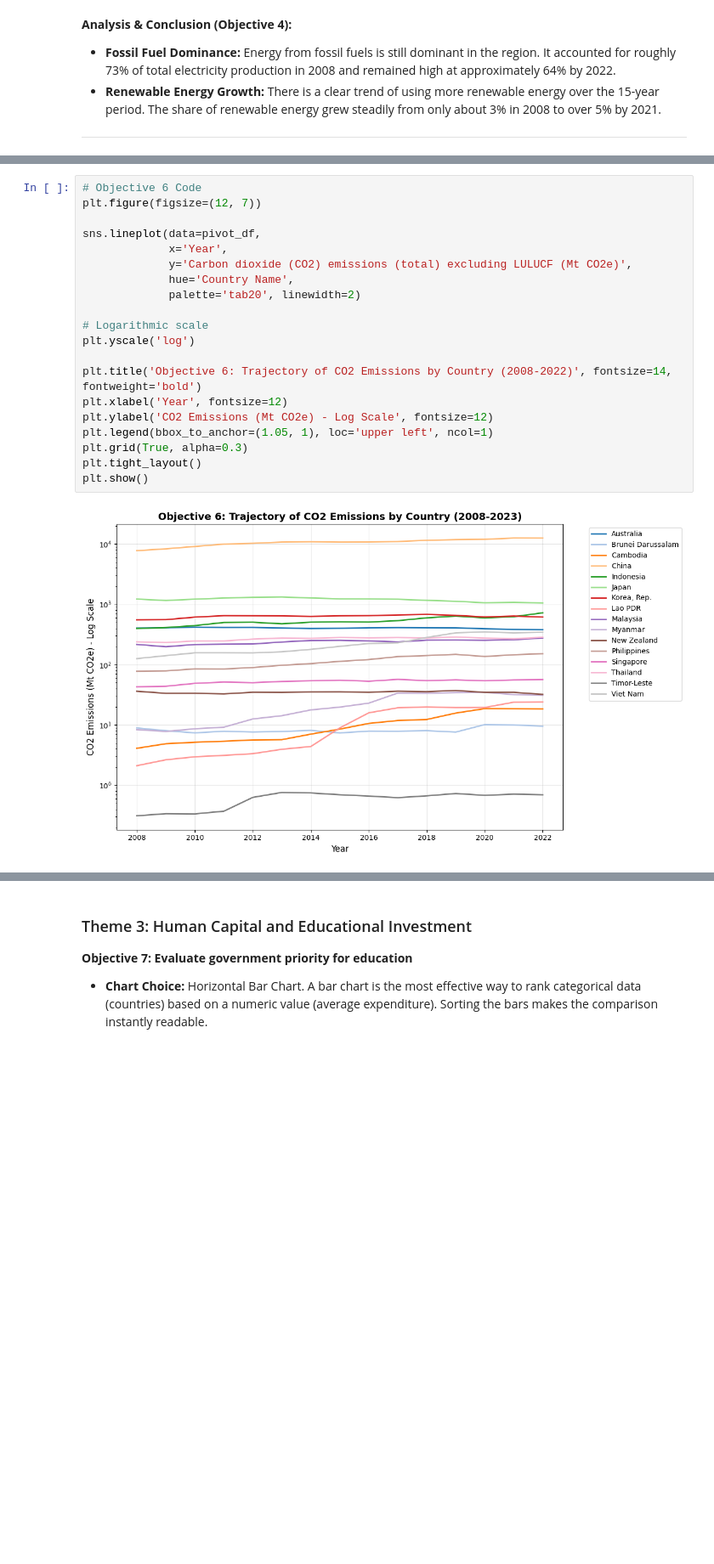
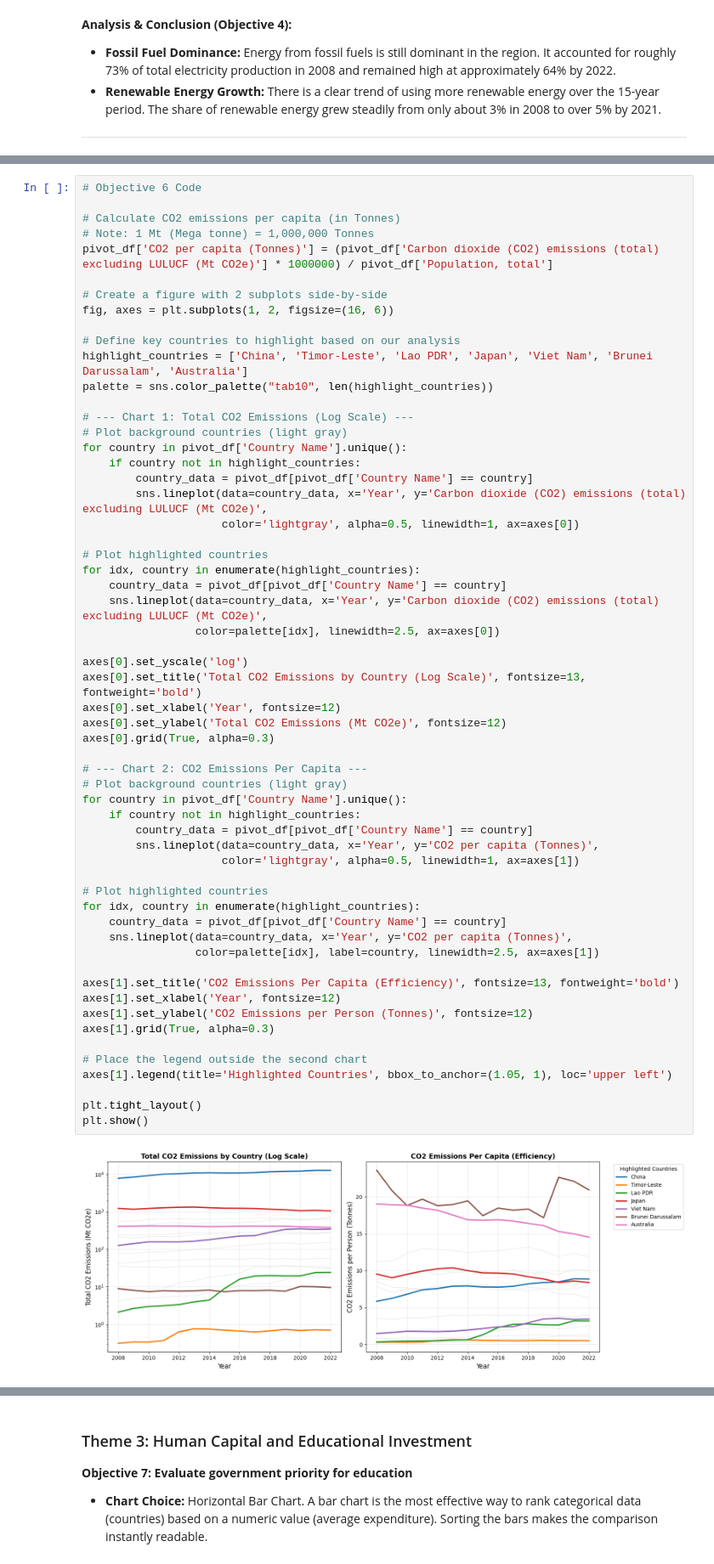
Before and after one commit to ThomasdeCarpio/DV-Lab02, a Jupyter notebook: visualize.ipynb, the cells around one changed output, grey strips where cells are left out. Shown at 85% size. Saved outputs shown, nothing was run; the diff lists cells and outputs as text; blank space fills up the shorter version.

```diff
--- a/visualize.ipynb
+++ b/visualize.ipynb
@@ -577,23 +569,61 @@ Population (represented by the bubble size) clearly acts as the dominant factor
 # %%
 # Objective 6 Code
-plt.figure(figsize=(12, 7))
 
-sns.lineplot(data=pivot_df,
-             x='Year',
-             y='Carbon dioxide (CO2) emissions (total) excluding LULUCF (Mt CO2e)',
-             hue='Country Name',
-             palette='tab20', linewidth=2)
+# Calculate CO2 emissions per capita (in Tonnes)
+# Note: 1 Mt (Mega tonne) = 1,000,000 Tonnes
+pivot_df['CO2 per capita (Tonnes)'] = (pivot_df['Carbon dioxide (CO2) emissions (total) excluding LULUCF (Mt CO2e)'] * 1000000) / pivot_df['Population, total']
 
-# Logarithmic scale
-plt.yscale('log')
+# Create a figure with 2 subplots side-by-side
+fig, axes = plt.subplots(1, 2, figsize=(16, 6))
 
-plt.title('Objective 6: Trajectory of CO2 Emissions by Country (2008-2022)', fontsize=14, fontweight='bold')
-plt.xlabel('Year', fontsize=12)
-plt.ylabel('CO2 Emissions (Mt CO2e) - Log Scale', fontsize=12)
-plt.legend(bbox_to_anchor=(1.05, 1), loc='upper left', ncol=1)
-plt.grid(True, alpha=0.3)
+# Define key countries to highlight based on our analysis
+highlight_countries = ['China', 'Timor-Leste', 'Lao PDR', 'Japan', 'Viet Nam', 'Brunei Darussalam', 'Australia']
+palette = sns.color_palette("tab10", len(highlight_countries))
+
+# --- Chart 1: Total CO2 Emissions (Log Scale) ---
+# Plot background countries (light gray)
+for country in pivot_df['Country Name'].unique():
+    if country not in highlight_countries:
+        country_data = pivot_df[pivot_df['Country Name'] == country]
+        sns.lineplot(data=country_data, x='Year', y='Carbon dioxide (CO2) emissions (total) excluding LULUCF (Mt CO2e)',
+                     color='lightgray', alpha=0.5, linewidth=1, ax=axes[0])
+
+# Plot highlighted countries
+for idx, country in enumerate(highlight_countries):
+    country_data = pivot_df[pivot_df['Country Name'] == country]
+    sns.lineplot(data=country_data, x='Year', y='Carbon dioxide (CO2) emissions (total) excluding LULUCF (Mt CO2e)',
+                 color=palette[idx], linewidth=2.5, ax=axes[0])
+
+axes[0].set_yscale('log')
+axes[0].set_title('Total CO2 Emissions by Country (Log Scale)', fontsize=13, fontweight='bold')
+axes[0].set_xlabel('Year', fontsize=12)
+axes[0].set_ylabel('Total CO2 Emissions (Mt CO2e)', fontsize=12)
+axes[0].grid(True, alpha=0.3)
+
+# --- Chart 2: CO2 Emissions Per Capita ---
+# Plot background countries (light gray)
+for country in pivot_df['Country Name'].unique():
+    if country not in highlight_countries:
+        country_data = pivot_df[pivot_df['Country Name'] == country]
+        sns.lineplot(data=country_data, x='Year', y='CO2 per capita (Tonnes)',
+                     color='lightgray', alpha=0.5, linewidth=1, ax=axes[1])
+
+# Plot highlighted countries
+for idx, country in enumerate(highlight_countries):
+    country_data = pivot_df[pivot_df['Country Name'] == country]
+    sns.lineplot(data=country_data, x='Year', y='CO2 per capita (Tonnes)',
+                 color=palette[idx], label=country, linewidth=2.5, ax=axes[1])
+
+axes[1].set_title('CO2 Emissions Per Capita (Efficiency)', fontsize=13, fontweight='bold')
+axes[1].set_xlabel('Year', fontsize=12)
+axes[1].set_ylabel('CO2 Emissions per Person (Tonnes)', fontsize=12)
+axes[1].grid(True, alpha=0.3)
+
+# Place the legend outside the second chart
+axes[1].legend(title='Highlighted Countries', bbox_to_anchor=(1.05, 1), loc='upper left')
+
 plt.tight_layout()
 plt.show()
 # %% [output]
-[figure, old version]
+[figure, new version]
 # %% [markdown]
```
Also changed, not shown: parts of 11 cells of this notebook.
